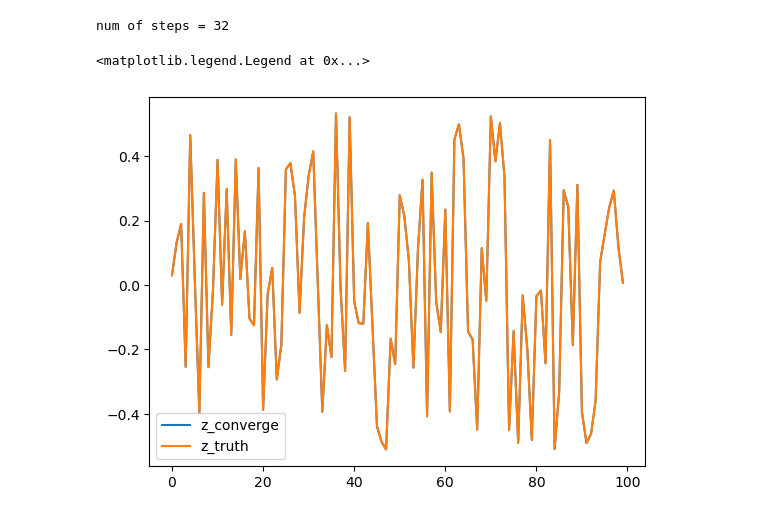
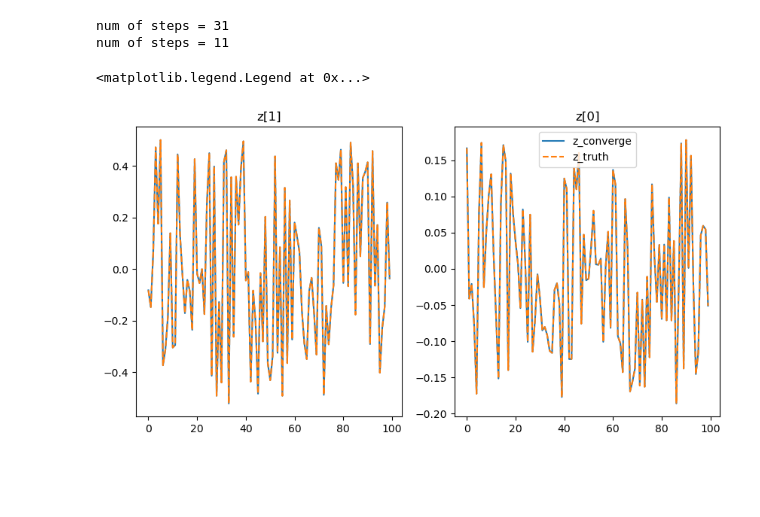
Before and after one commit to yaoluo/symmetric-tensor-decomposition, a Jupyter notebook: example.ipynb, the cells around one changed output. Drawn from its saved outputs; the diff is of its cells as text; code cells hidden in the pictures; blank space fills up the shorter version.

```diff
--- a/example.ipynb
+++ b/example.ipynb
@@ -1,32 +1,43 @@
 # %%
 import numpy as np
 import matplotlib.pyplot as plt
 from rank1_Cp import rankOneCP_SymmetricT3
 
 n = 100
 L = 80
 A = 0.0
 z = np.random.random([2, n])-0.5
 ws = [1, 3]
 Ai = []
 for i in range(2):
    z[i] = ws[i] * z[i] / np.linalg.norm(z[i]) + 0
 
 for i in range(2):
    Ai.append(np.tensordot(np.tensordot(z[i], z[i], axes=0), z[i], axes=0))
    A = A + Ai[i]
 
 
 model = rankOneCP_SymmetricT3(A)
-z_best, loss = model.run()
-
+z_best_1, loss = model.run()
 print(f'num of steps = {len(loss)}')
 
-plt.plot(z_best,label='z_converge')
-plt.plot(z[1],label='z_truth')
+model.update_A()
+z_best_0, loss = model.run()
+print(f'num of steps = {len(loss)}')
 
+plt.figure(figsize=(10,5))
+plt.subplot(121)
+plt.plot(z_best_1,label='z_converge')
+plt.plot(z[1],'--',label='z_truth')
+
+plt.title('z[1]')
+plt.subplot(122)
+plt.plot(z_best_0,label='z_converge')
+plt.plot(z[0],'--',label='z_truth')
+plt.title('z[0]')
 plt.legend()
 # %% [output]
-num of steps = 32
+num of steps = 31
+num of steps = 11
 <matplotlib.legend.Legend at 0x...>
-[figure, old version]
+[figure, new version]
```
